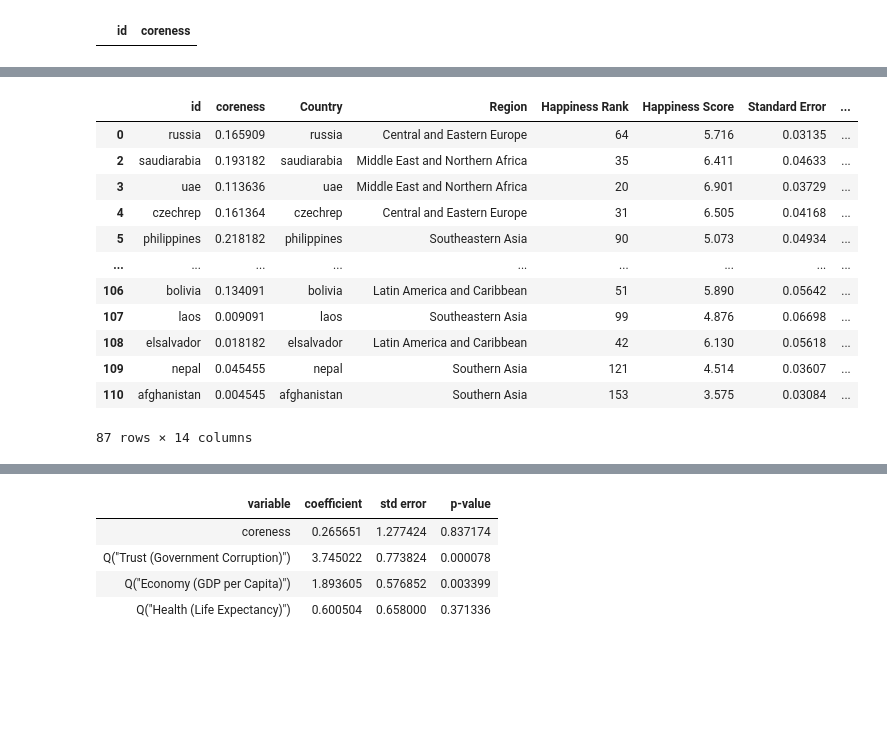
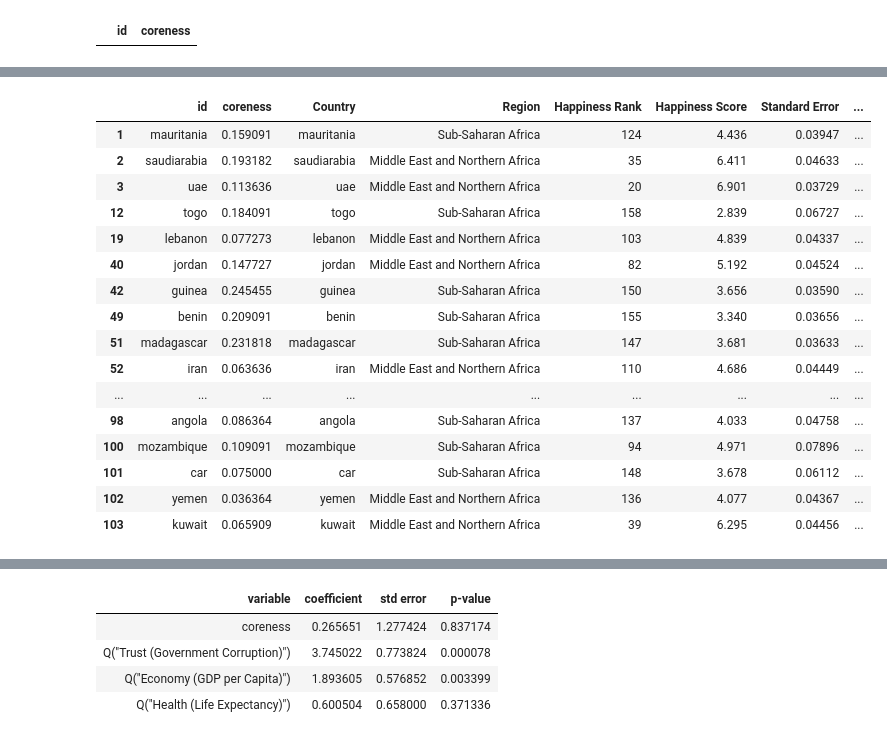
Before and after one commit to RicardoRibeiroRodrigues/Projeto-Redes-Sociais, a Jupyter notebook: notebooks/modelos_proj_variosAnos.ipynb, the cells around one changed output, grey strips where cells are left out. Drawn from its saved outputs; the diff is of its cells as text; code cells hidden in the pictures; blank space fills up the shorter version.

```diff
--- a/notebooks/modelos_proj_variosAnos.ipynb
+++ b/notebooks/modelos_proj_variosAnos.ipynb
@@ -176,20 +136,24 @@ data_centrais.sort_values(by='coreness')
-# %%
-recorte_nao_af = data_perifericos.loc[~data_perifericos.id.isin(paises_africanos)]
-recorte_nao_af
-# %% [output]
-|  | id | coreness | Country | Region | Happiness Rank | Happiness Score | Standard Error | ... |
-| 0 | russia | 0.165909 | russia | Central and Eastern Europe | 64 | 5.716 | 0.03135 | ... |
-| 2 | saudiarabia | 0.193182 | saudiarabia | Middle East and Northern Africa | 35 | 6.411 | 0.04633 | ... |
-| 3 | uae | 0.113636 | uae | Middle East and Northern Africa | 20 | 6.901 | 0.03729 | ... |
-| 4 | czechrep | 0.161364 | czechrep | Central and Eastern Europe | 31 | 6.505 | 0.04168 | ... |
-| 5 | philippines | 0.218182 | philippines | Southeastern Asia | 90 | 5.073 | 0.04934 | ... |
-| ... | ... | ... | ... | ... | ... | ... | ... | ... |
-| 106 | bolivia | 0.134091 | bolivia | Latin America and Caribbean | 51 | 5.890 | 0.05642 | ... |
-| 107 | laos | 0.009091 | laos | Southeastern Asia | 99 | 4.876 | 0.06698 | ... |
-| 108 | elsalvador | 0.018182 | elsalvador | Latin America and Caribbean | 42 | 6.130 | 0.05618 | ... |
-| 109 | nepal | 0.045455 | nepal | Southern Asia | 121 | 4.514 | 0.03607 | ... |
-| 110 | afghanistan | 0.004545 | afghanistan | Southern Asia | 153 | 3.575 | 0.03084 | ... |
-87 rows × 14 columns
+# %%
+recorte_p = data_perifericos.loc[data_perifericos['Region'].str.contains('Africa', case=False)]
+recorte_p
+# %% [output]
+|  | id | coreness | Country | Region | Happiness Rank | Happiness Score | Standard Error | ... |
+| 1 | mauritania | 0.159091 | mauritania | Sub-Saharan Africa | 124 | 4.436 | 0.03947 | ... |
+| 2 | saudiarabia | 0.193182 | saudiarabia | Middle East and Northern Africa | 35 | 6.411 | 0.04633 | ... |
+| 3 | uae | 0.113636 | uae | Middle East and Northern Africa | 20 | 6.901 | 0.03729 | ... |
+| 12 | togo | 0.184091 | togo | Sub-Saharan Africa | 158 | 2.839 | 0.06727 | ... |
+| 19 | lebanon | 0.077273 | lebanon | Middle East and Northern Africa | 103 | 4.839 | 0.04337 | ... |
+| 40 | jordan | 0.147727 | jordan | Middle East and Northern Africa | 82 | 5.192 | 0.04524 | ... |
+| 42 | guinea | 0.245455 | guinea | Sub-Saharan Africa | 150 | 3.656 | 0.03590 | ... |
+| 49 | benin | 0.209091 | benin | Sub-Saharan Africa | 155 | 3.340 | 0.03656 | ... |
+| 51 | madagascar | 0.231818 | madagascar | Sub-Saharan Africa | 147 | 3.681 | 0.03633 | ... |
+| 52 | iran | 0.063636 | iran | Middle East and Northern Africa | 110 | 4.686 | 0.04449 | ... |
+| ... | ... | ... | ... | ... | ... | ... | ... | ... |
+| 98 | angola | 0.086364 | angola | Sub-Saharan Africa | 137 | 4.033 | 0.04758 | ... |
+| 100 | mozambique | 0.109091 | mozambique | Sub-Saharan Africa | 94 | 4.971 | 0.07896 | ... |
+| 101 | car | 0.075000 | car | Sub-Saharan Africa | 148 | 3.678 | 0.06112 | ... |
+| 102 | yemen | 0.036364 | yemen | Middle East and Northern Africa | 136 | 4.077 | 0.04367 | ... |
+| 103 | kuwait | 0.065909 | kuwait | Middle East and Northern Africa | 39 | 6.295 | 0.04456 | ... |
 # %%
 # Reg recorte
 result = reg.linear(
```
Also changed, not shown: parts of 7 cells of this notebook.
